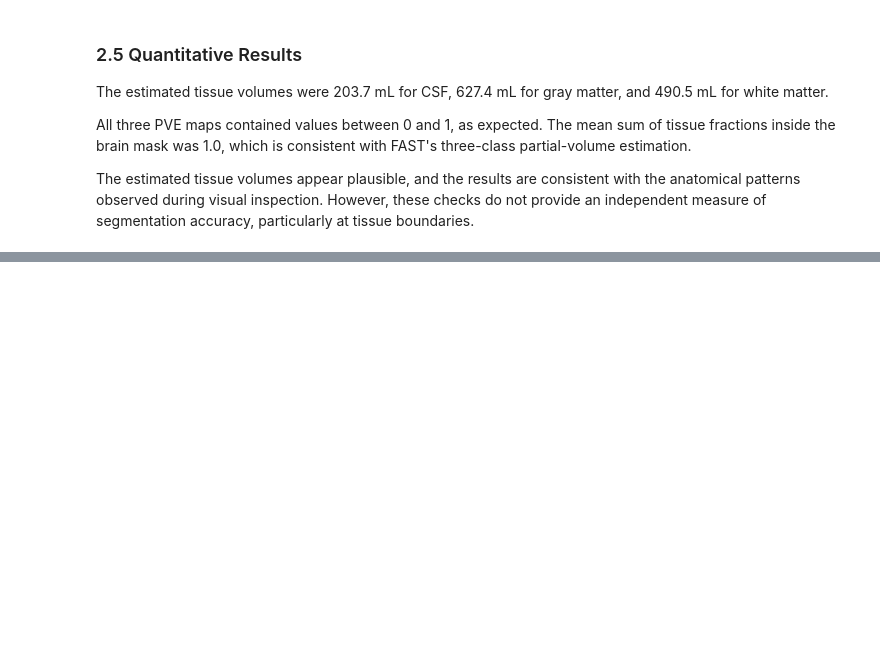
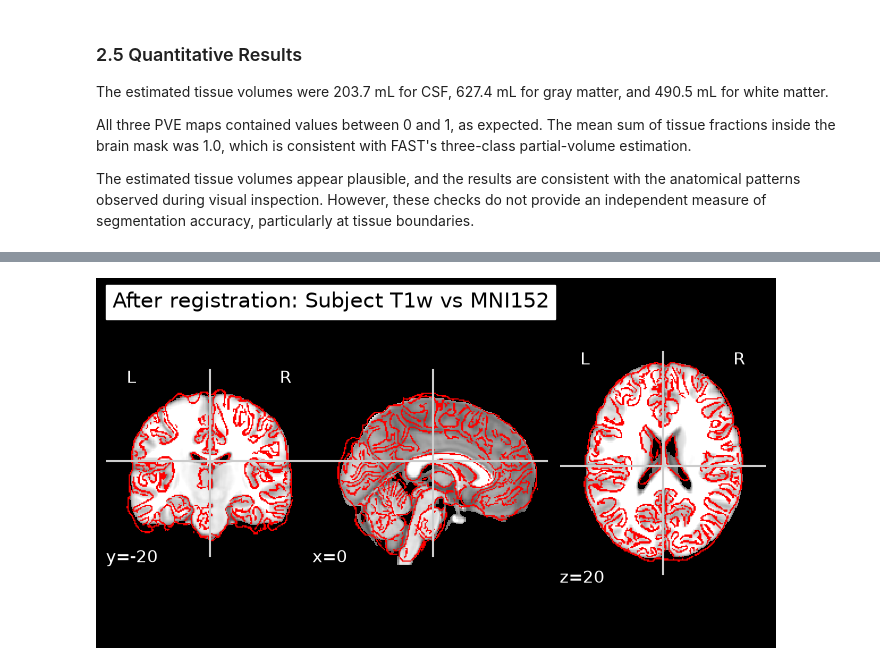
Before and after one commit to Yasmine-bou/NX421-MiniProject-1, a Jupyter notebook: 01_structural_preprocessing.ipynb, the cells around one changed output, grey strips where cells are left out. Cells and saved outputs as stored; diff of their text form; code cells hidden in the pictures; blank space fills up the shorter version.

```diff
--- a/01_structural_preprocessing.ipynb
+++ b/01_structural_preprocessing.ipynb
@@ -462,0 +654,16 @@ The estimated tissue volumes appear plausible, and the results are consistent wi
+# %%
+# Compare registered T1w boundaries with the MNI template
+after = plotting.plot_anat(
+    str(reference),
+    title="After registration: Subject T1w vs MNI152",
+    display_mode="ortho",
+    cut_coords=(0, -20, 20),
+    dim=-0.3
+)
+
+# Overlay edges of the registered anatomical image
+after.add_edges(str(registered_path), color="red")
+
+plotting.show()
+# %% [output]
+[figure, added]
```
Also changed, not shown: parts of 26 cells of this notebook.
